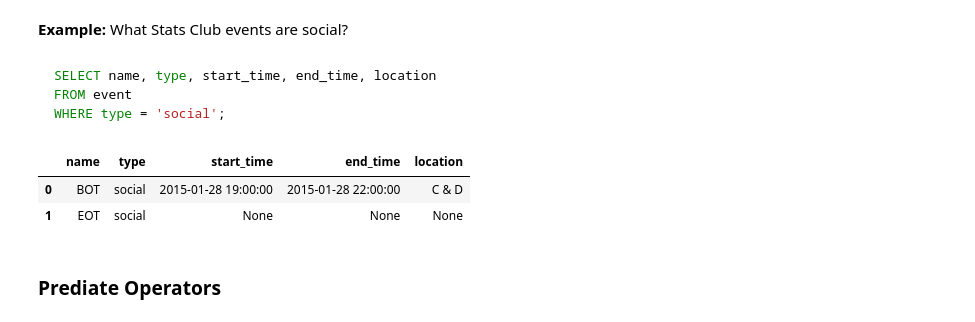
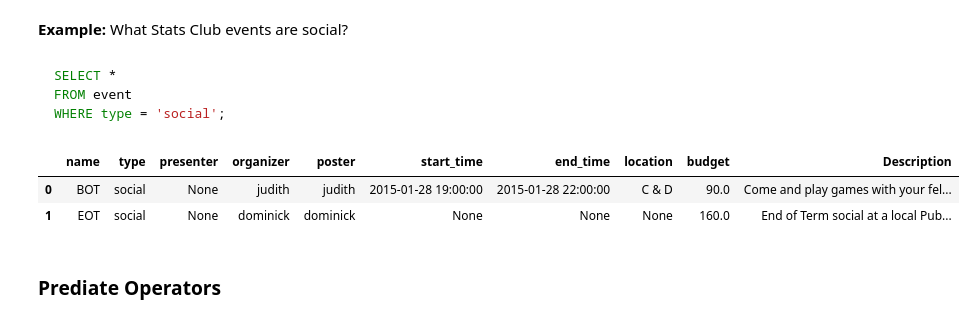
Before and after one commit to DarrellAucoin/IntroSQL, a Jupyter notebook: Intro_SQL_Presentation.ipynb, the cells around one changed output. Cells and saved outputs as stored; diff of their text form; code cells hidden in the pictures.

````diff
--- a/Intro_SQL_Presentation.ipynb
+++ b/Intro_SQL_Presentation.ipynb
@@ -807,19 +806,19 @@ WHERE condition;
 __Example:__ What Stats Club events are social?
 # %% [markdown]
 ```SQL
-SELECT name, type, start_time, end_time, location
+SELECT *
 FROM event
 WHERE type = 'social';
 ```
 # %%
 pd.read_sql_query(
-"SELECT name, type, start_time, end_time, location \
+"SELECT * \
 FROM event \
 WHERE type = 'social'", con)
 # %% [output]
-|  | name | type | start_time | end_time | location |
-| 0 | BOT | social | 2015-01-28 19:00:00 | 2015-01-28 22:00:00 | C & D |
-| 1 | EOT | social | None | None | None |
+|  | name | type | presenter | organizer | poster | start_time | end_time | location | budget | Description |
+| 0 | BOT | social | None | judith | judith | 2015-01-28 19:00:00 | 2015-01-28 22:00:00 | C & D | 90.0 | Come and play games with your fel... |
+| 1 | EOT | social | None | dominick | dominick | None | None | None | 160.0 | End of Term social at a local Pub... |
 # %% [markdown]
 ### Prediate Operators
 # %% [markdown]
````
Also changed, not shown: parts of 7 cells of this notebook, 3 other files.
